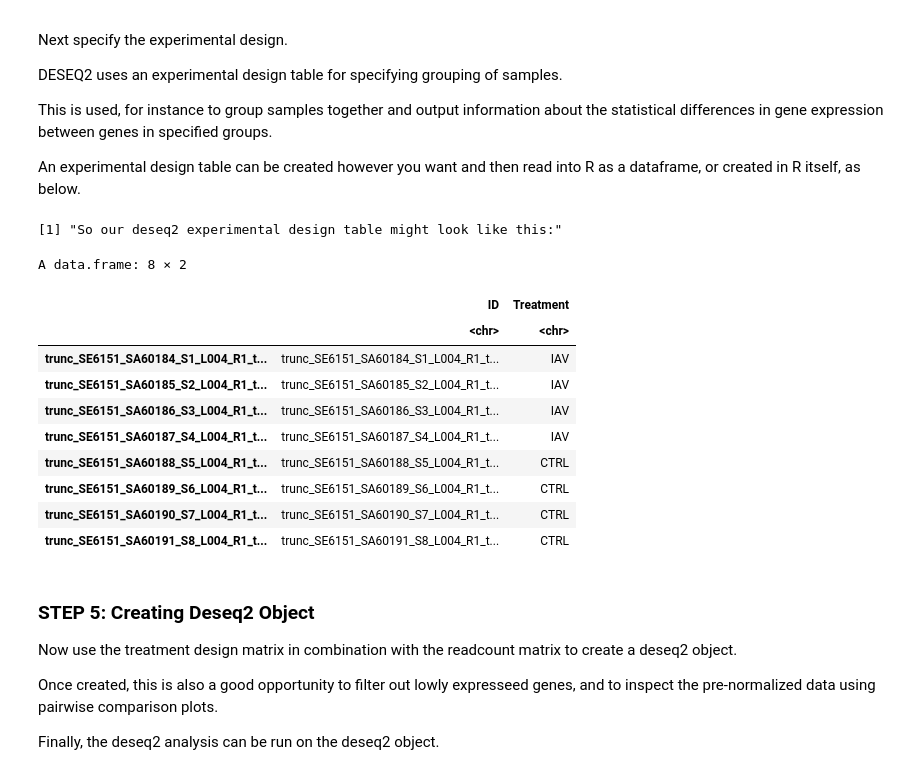
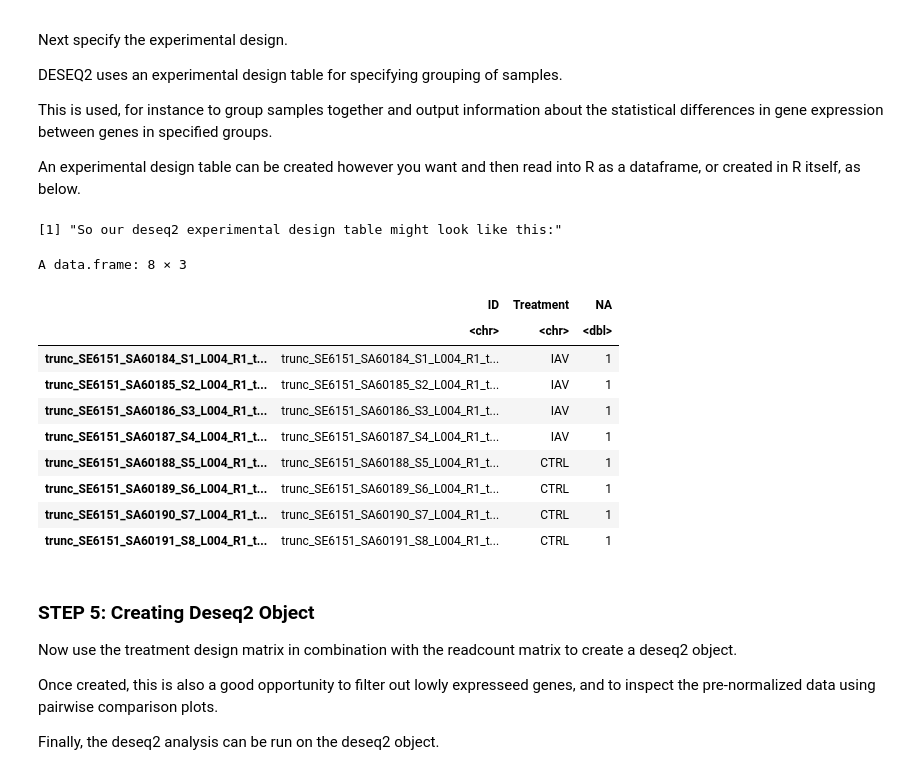
Before and after one commit to King-Laboratory/Example_Whim_Notebook, a Jupyter notebook: DEG_example.ipynb, the cells around one changed output. Cells and saved outputs as stored; diff of their text form; code cells hidden in the pictures.

```diff
--- a/DEG_example.ipynb
+++ b/DEG_example.ipynb
@@ -184,43 +184,44 @@ An experimental design table can be created however you want and then read into
 # %%
 # use R to create a DESEQ2 design table
 
 # first, the sample column will just be
 # sample IDs
 samples_ID <- data.frame(matrix(colnames(rnaseqMatrix),ncol=1))
 
 
 # second,
 # our experiment involves looks at IAV
 # and control zebrafish.
 # so, for a simple case, we will create a
 # design guide that separates IAV and control
 # treated samples.
 
 # the example dataset has 8 samples,
 # the first four are IAV, the second
 # four are control.
-samples_treatment <- data.frame(matrix(c(rep("IAV",4),rep("CTRL",4)),ncol=1))
+samples_treatment <- data.frame(matrix(c
+("IAV","IAV","IAV","IAV","CTRL","CTRL","CTRL","CTRL")),ncol=1)
 
 
 samples <- cbind(samples_ID,samples_treatment)
 names(samples) <- c("ID","Treatment")
 rownames(samples) <- samples[,1]
 
 print("So our deseq2 experimental design table might look like this:")
 samples
 # %% [output]
 [1] "So our deseq2 experimental design table might look like this:"
-A data.frame: 8 × 2
+A data.frame: 8 × 3
-|  | ID | Treatment |
-|  | <chr> | <chr> |
-| trunc_SE6151_SA60184_S1_L004_R1_t... | trunc_SE6151_SA60184_S1_L004_R1_t... | IAV |
-| trunc_SE6151_SA60185_S2_L004_R1_t... | trunc_SE6151_SA60185_S2_L004_R1_t... | IAV |
-| trunc_SE6151_SA60186_S3_L004_R1_t... | trunc_SE6151_SA60186_S3_L004_R1_t... | IAV |
-| trunc_SE6151_SA60187_S4_L004_R1_t... | trunc_SE6151_SA60187_S4_L004_R1_t... | IAV |
-| trunc_SE6151_SA60188_S5_L004_R1_t... | trunc_SE6151_SA60188_S5_L004_R1_t... | CTRL |
-| trunc_SE6151_SA60189_S6_L004_R1_t... | trunc_SE6151_SA60189_S6_L004_R1_t... | CTRL |
-| trunc_SE6151_SA60190_S7_L004_R1_t... | trunc_SE6151_SA60190_S7_L004_R1_t... | CTRL |
-| trunc_SE6151_SA60191_S8_L004_R1_t... | trunc_SE6151_SA60191_S8_L004_R1_t... | CTRL |
+|  | ID | Treatment | NA |
+|  | <chr> | <chr> | <dbl> |
+| trunc_SE6151_SA60184_S1_L004_R1_t... | trunc_SE6151_SA60184_S1_L004_R1_t... | IAV | 1 |
+| trunc_SE6151_SA60185_S2_L004_R1_t... | trunc_SE6151_SA60185_S2_L004_R1_t... | IAV | 1 |
+| trunc_SE6151_SA60186_S3_L004_R1_t... | trunc_SE6151_SA60186_S3_L004_R1_t... | IAV | 1 |
+| trunc_SE6151_SA60187_S4_L004_R1_t... | trunc_SE6151_SA60187_S4_L004_R1_t... | IAV | 1 |
+| trunc_SE6151_SA60188_S5_L004_R1_t... | trunc_SE6151_SA60188_S5_L004_R1_t... | CTRL | 1 |
+| trunc_SE6151_SA60189_S6_L004_R1_t... | trunc_SE6151_SA60189_S6_L004_R1_t... | CTRL | 1 |
+| trunc_SE6151_SA60190_S7_L004_R1_t... | trunc_SE6151_SA60190_S7_L004_R1_t... | CTRL | 1 |
+| trunc_SE6151_SA60191_S8_L004_R1_t... | trunc_SE6151_SA60191_S8_L004_R1_t... | CTRL | 1 |
 # %% [markdown]
 ### STEP 5: Creating Deseq2 Object
 
```
